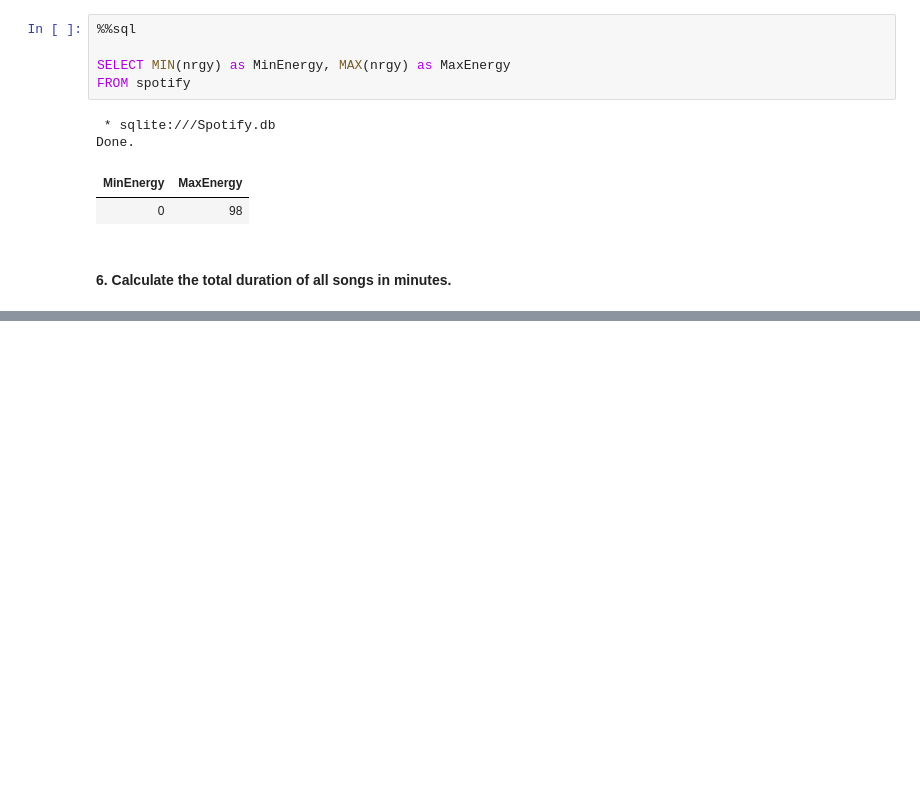
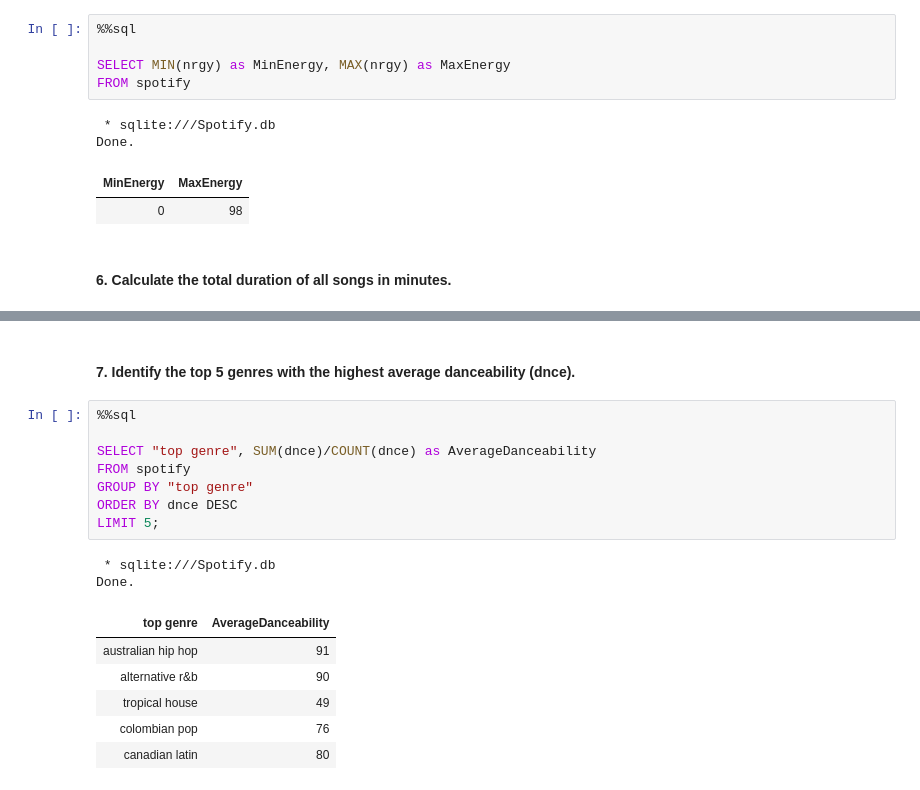
Before and after one commit to AneleMaphalala/NBA-Database-Analysis, a Jupyter notebook: spotify_analysis.ipynb, the cells around one changed output, grey strips where cells are left out. Saved outputs shown, nothing was run; the diff lists cells and outputs as text; blank space fills up the shorter version.

```diff
--- a/spotify_analysis.ipynb
+++ b/spotify_analysis.ipynb
@@ -191,0 +196,19 @@ Done.
+# %% [markdown]
+#### 7. Identify the top 5 genres with the highest average danceability (dnce).
+# %%
+%%sql
+
+SELECT "top genre", SUM(dnce)/COUNT(dnce) as AverageDanceability
+FROM spotify
+GROUP BY "top genre"
+ORDER BY dnce DESC
+LIMIT 5;
+# %% [output]
+ * sqlite:///Spotify.db
+Done.
+| top genre | AverageDanceability |
+| australian hip hop | 91 |
+| alternative r&b | 90 |
+| tropical house | 49 |
+| colombian pop | 76 |
+| canadian latin | 80 |
```
Also changed, not shown: parts of 13 cells of this notebook, 1 other file.
